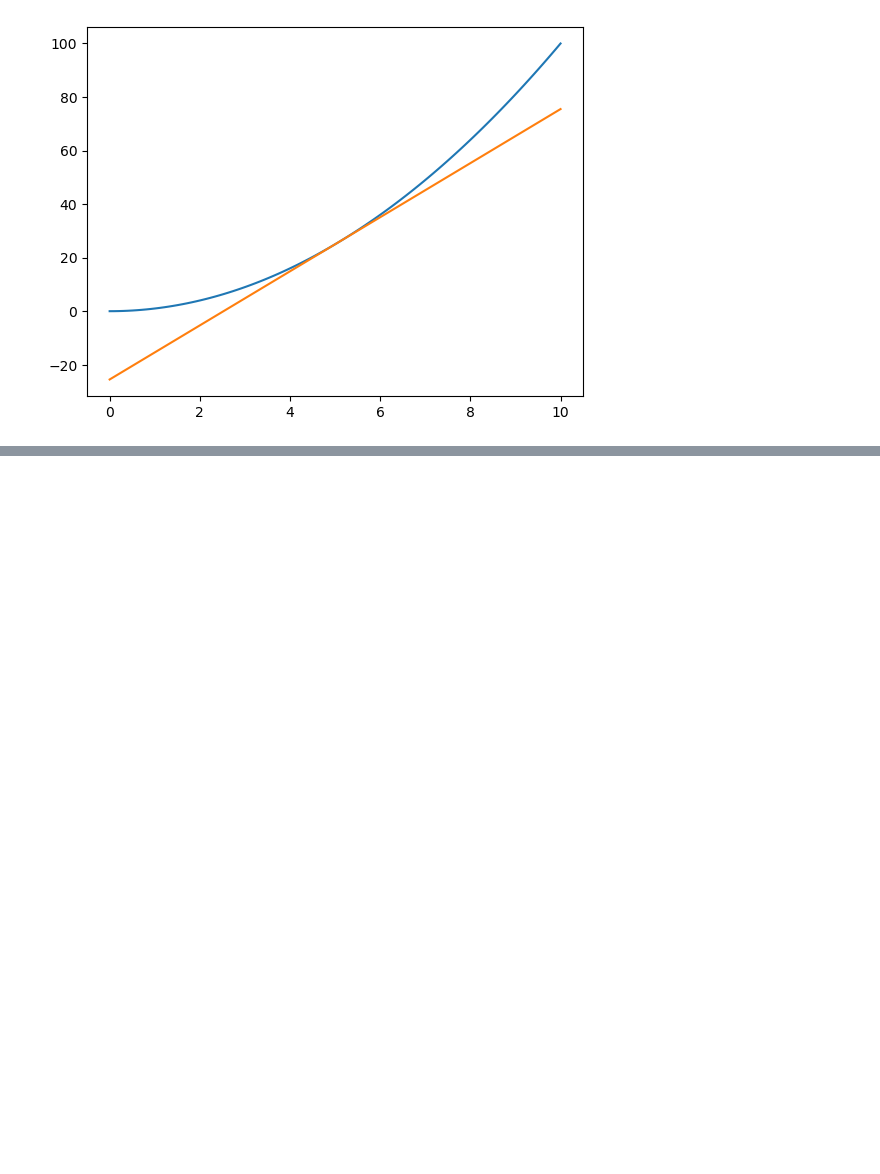
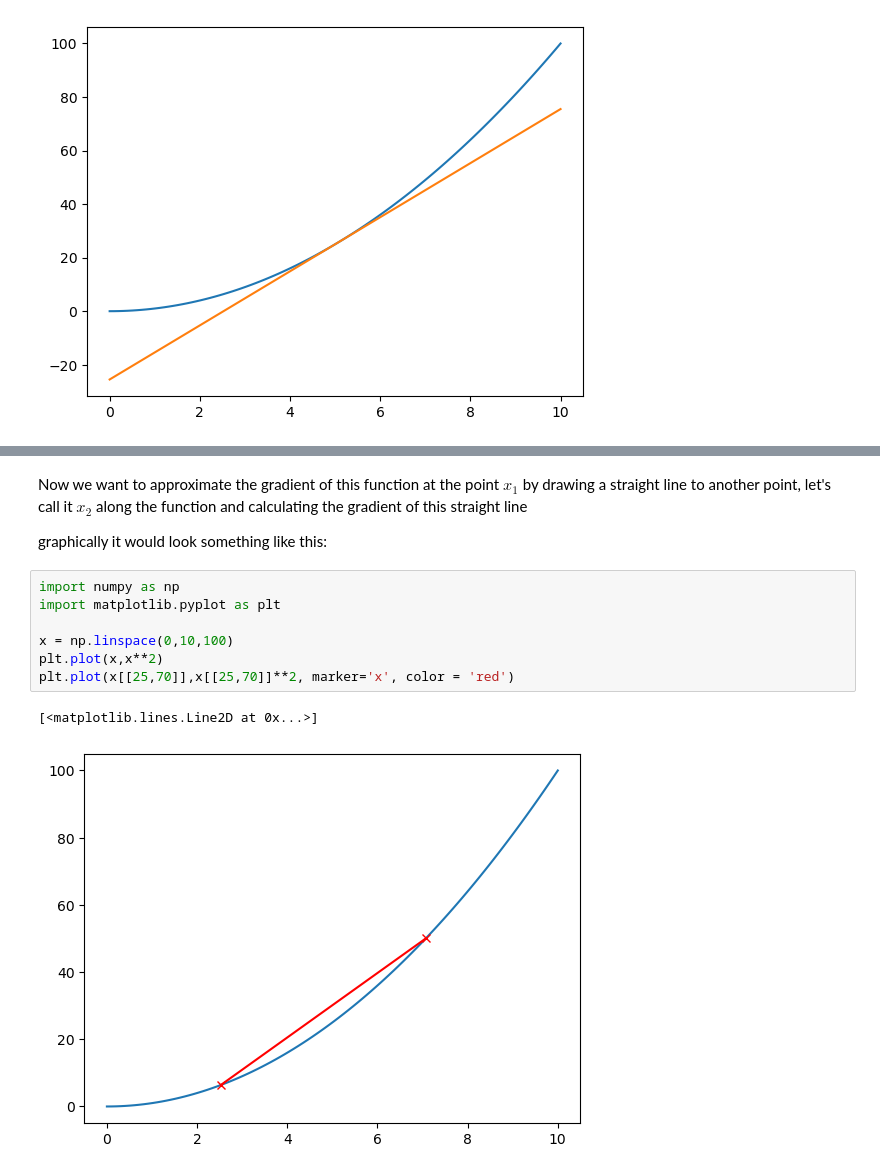
Before and after one commit to TMadden-Phys/Tutoring, a Jupyter notebook: Lesson 1.ipynb, the cells around one changed output, grey strips where cells are left out. Drawn from its saved outputs; the diff is of its cells as text; blank space fills up the shorter version.

```diff
--- a/Lesson 1.ipynb
+++ b/Lesson 1.ipynb
@@ -54,0 +71,14 @@ plt.plot(x, 2*x[50]*x-x[50]**2)
+# %% [markdown]
+Now we want to approximate the gradient of this function at the point $x_{1}$ by drawing a straight line to another point, let's call it $x_{2}$ along the function and calculating the gradient of this straight line
+
+graphically it would look something like this:
+# %%
+import numpy as np
+import matplotlib.pyplot as plt
+
+x = np.linspace(0,10,100)
+plt.plot(x,x**2)
+plt.plot(x[[25,70]],x[[25,70]]**2, marker='x', color = 'red')
+# %% [output]
+[<matplotlib.lines.Line2D at 0x...>]
+[figure, added]
```
Also changed, not shown: parts of 6 cells of this notebook.
